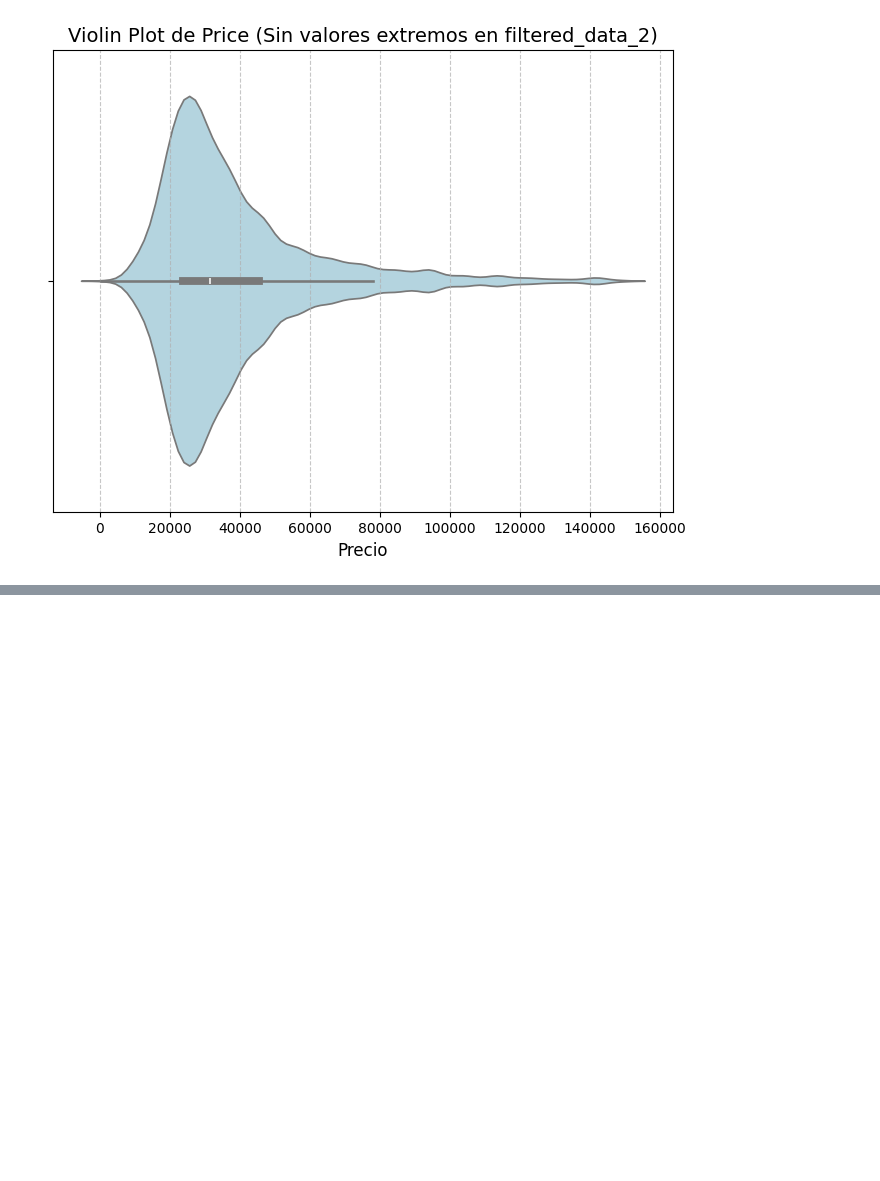
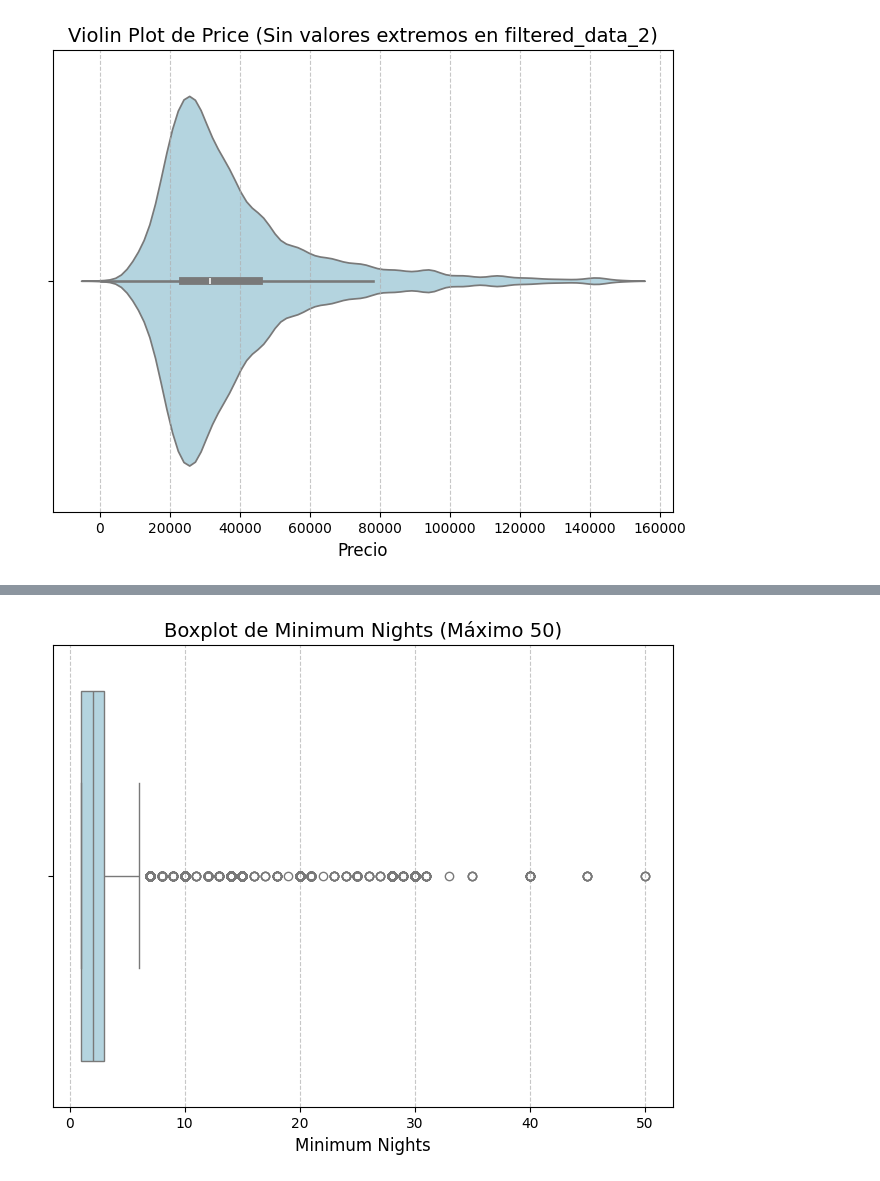
Before and after one commit to tomassorrentino1/ecd2024b, a Jupyter notebook: EDA final.ipynb, the cells around one changed output, grey strips where cells are left out. Cells and saved outputs as stored; diff of their text form; code cells hidden in the pictures; blank space fills up the shorter version.

```diff
--- a/EDA final.ipynb
+++ b/EDA final.ipynb
@@ -301,0 +323,16 @@ files.download('filtered_data_2.csv')
+# %%
+# Filtrar los datos para que 'minimum_nights' sea <= 50
+filtered_data_2_limited = filtered_data_2[filtered_data_2['minimum_nights'] <= 50]
+
+# Crear el Boxplot con los datos filtrados
+plt.figure(figsize=(8, 6))
+sns.boxplot(
+    x=filtered_data_2_limited['minimum_nights'], color="lightblue"
+)
+
+plt.title('Boxplot de Minimum Nights (Máximo 50)', fontsize=14)
+plt.xlabel('Minimum Nights', fontsize=12)
+plt.grid(axis='x', linestyle='--', alpha=0.7)
+plt.show()
+# %% [output]
+[figure, added]
```
Also changed, not shown: parts of 2 cells of this notebook.
